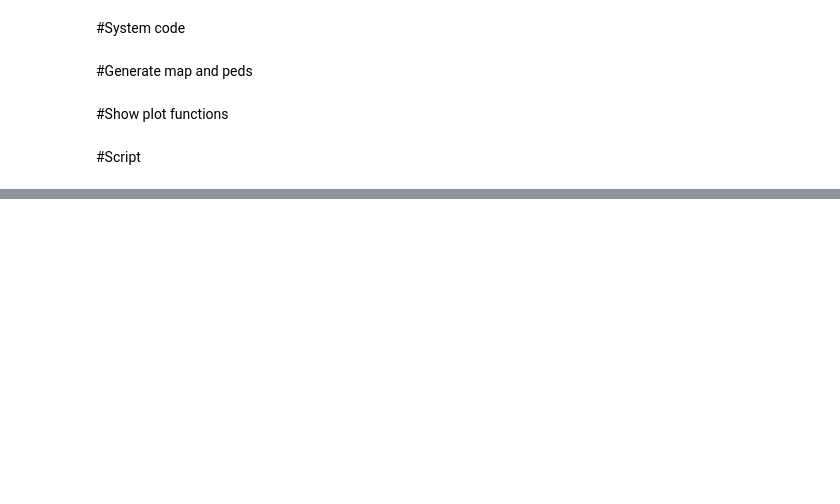
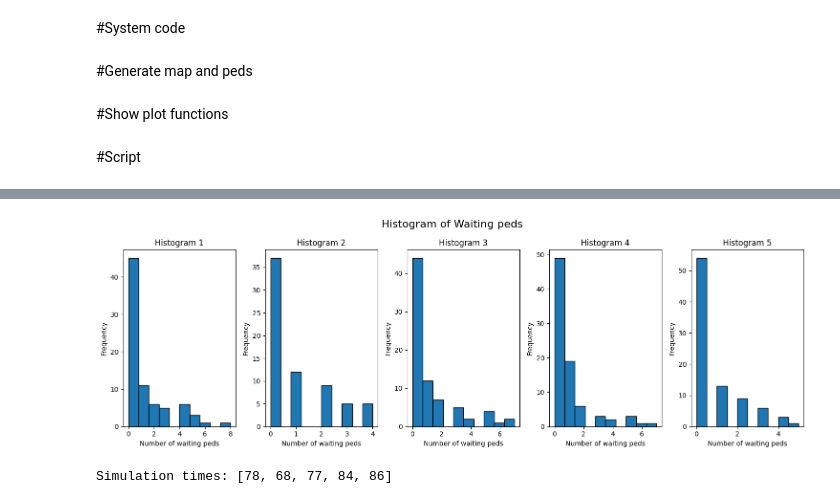
Before and after one commit to matule00/SSI-seminarka-2, a Jupyter notebook: ssi_seminarka_2.ipynb, the cells around one changed output, grey strips where cells are left out. Cells and saved outputs as stored; diff of their text form; code cells hidden in the pictures; blank space fills up the shorter version.

```diff
--- a/ssi_seminarka_2.ipynb
+++ b/ssi_seminarka_2.ipynb
@@ -510,0 +568,26 @@ show_aerial_plot(ped_data, const)
+# %%
+# Number of subplots
+num_plots = len(waiting_peds_all)
+
+# Create subplots
+fig, axes = plt.subplots(nrows=1, ncols=num_plots, figsize=(15, 5))
+
+plt.suptitle('Histogram of Waiting peds', fontsize=16)
+
+# Loop through each array and create a histogram in each subplot
+for i, waiting_peds in enumerate(waiting_peds_all):
+    axes[i].hist(waiting_peds, bins=10, edgecolor='black')
+    axes[i].set_title(f'Histogram {i + 1}')
+    axes[i].set_xlabel('Number of waiting peds')
+    axes[i].set_ylabel('Frequency')
+
+# Adjust layout to prevent overlap
+plt.tight_layout()
+
+# Show the plot
+plt.show()
+
+print('\nSimulation times:',simulations_time)
+# %% [output]
+[figure, added]
+Simulation times: [78, 68, 77, 84, 86]
```
Also changed, not shown: parts of 6 cells of this notebook.
